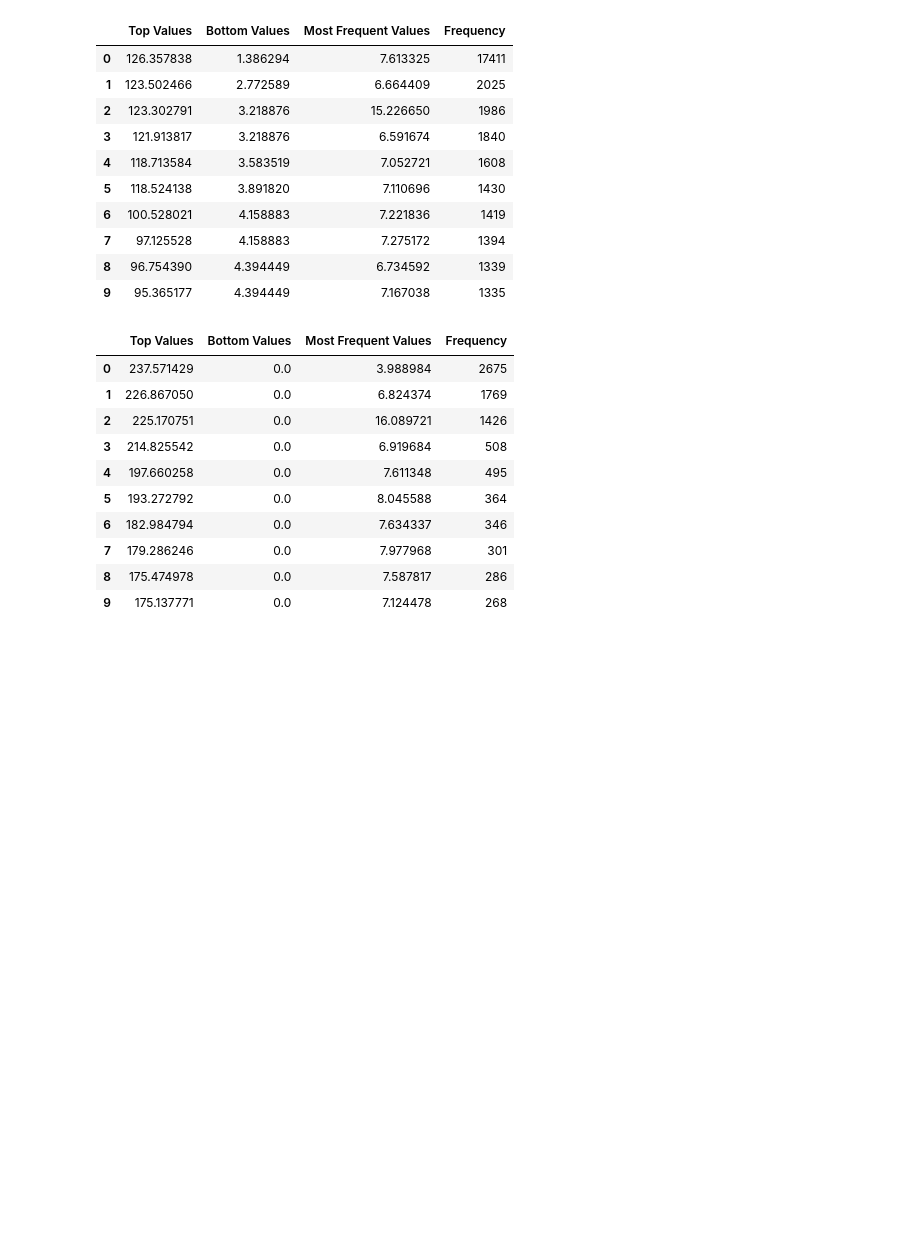
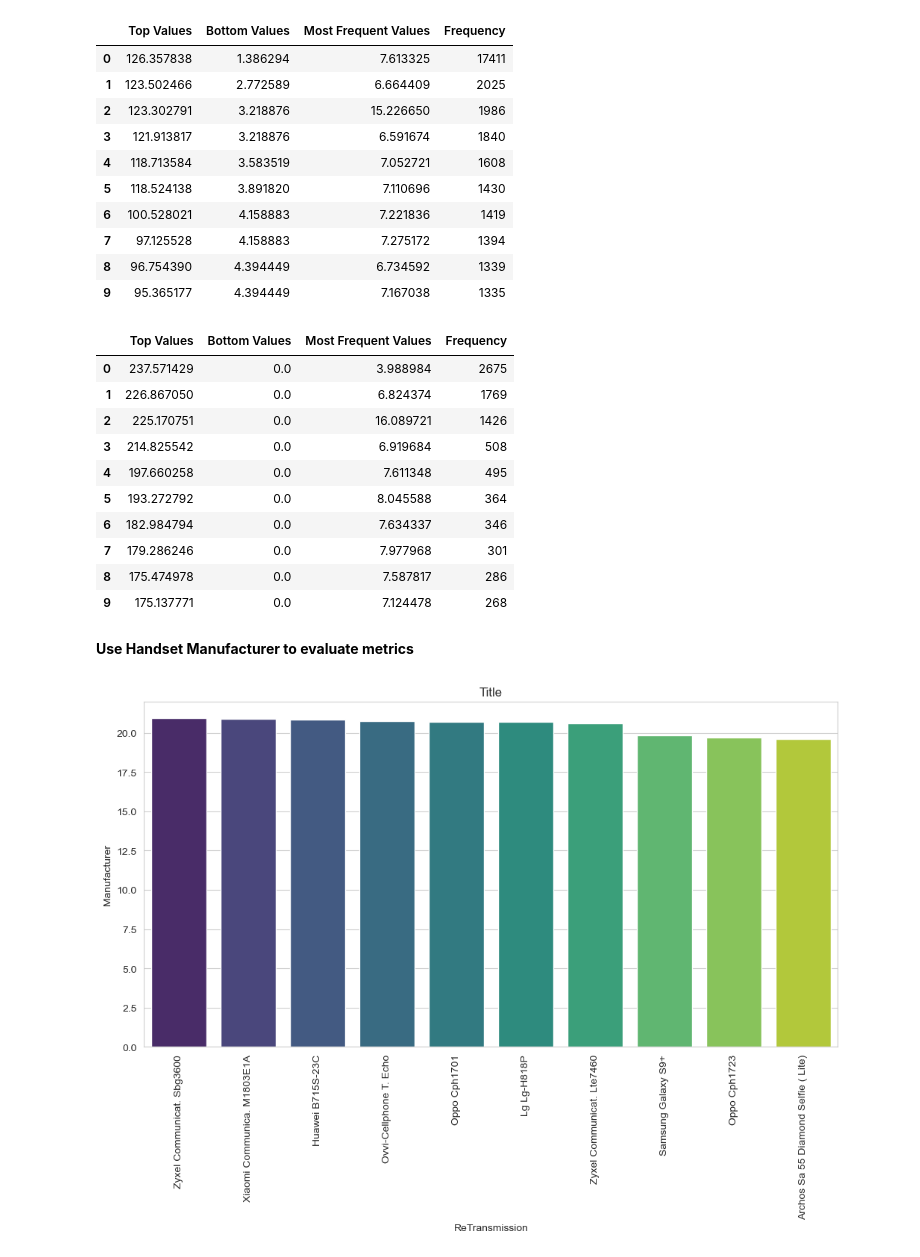
Before and after one commit to Basi10/Telecom-Data-Analysis, a Jupyter notebook: notebooks/experience-analytics.ipynb, the cells around one changed output. Cells and saved outputs as stored; diff of their text form; code cells hidden in the pictures; blank space fills up the shorter version.

Commit message:
clustered users and analyzed using different metrics

```diff
--- a/notebooks/experience-analytics.ipynb
+++ b/notebooks/experience-analytics.ipynb
@@ -185,3 +191,14 @@ result_table
 | 7 | 179.286246 | 0.0 | 7.977968 | 301 |
 | 8 | 175.474978 | 0.0 | 7.587817 | 286 |
 | 9 | 175.137771 | 0.0 | 7.124478 | 268 |
+# %% [markdown]
+**Use Handset Manufacturer to evaluate metrics**
+# %%
+manufacturer_agg = df.groupby('handset_type').agg({'avg_tcp_retrans':'mean','avg_rrt':'mean','avg_bearer_tp':'mean', 'total_data':sum})
+# %%
+manufacturer_agg.reset_index(inplace=True)
+# %%
+top_agg = manufacturer_agg.nlargest(10,columns='avg_bearer_tp')
+plot.plot_bar(x=top_agg['handset_type'],y=top_agg['avg_bearer_tp'],xlabel='ReTransmission',ylabel='Manufacturer',title='Title')
+# %% [output]
+[figure, added]
```
Also changed, not shown: parts of 17 cells of this notebook.
